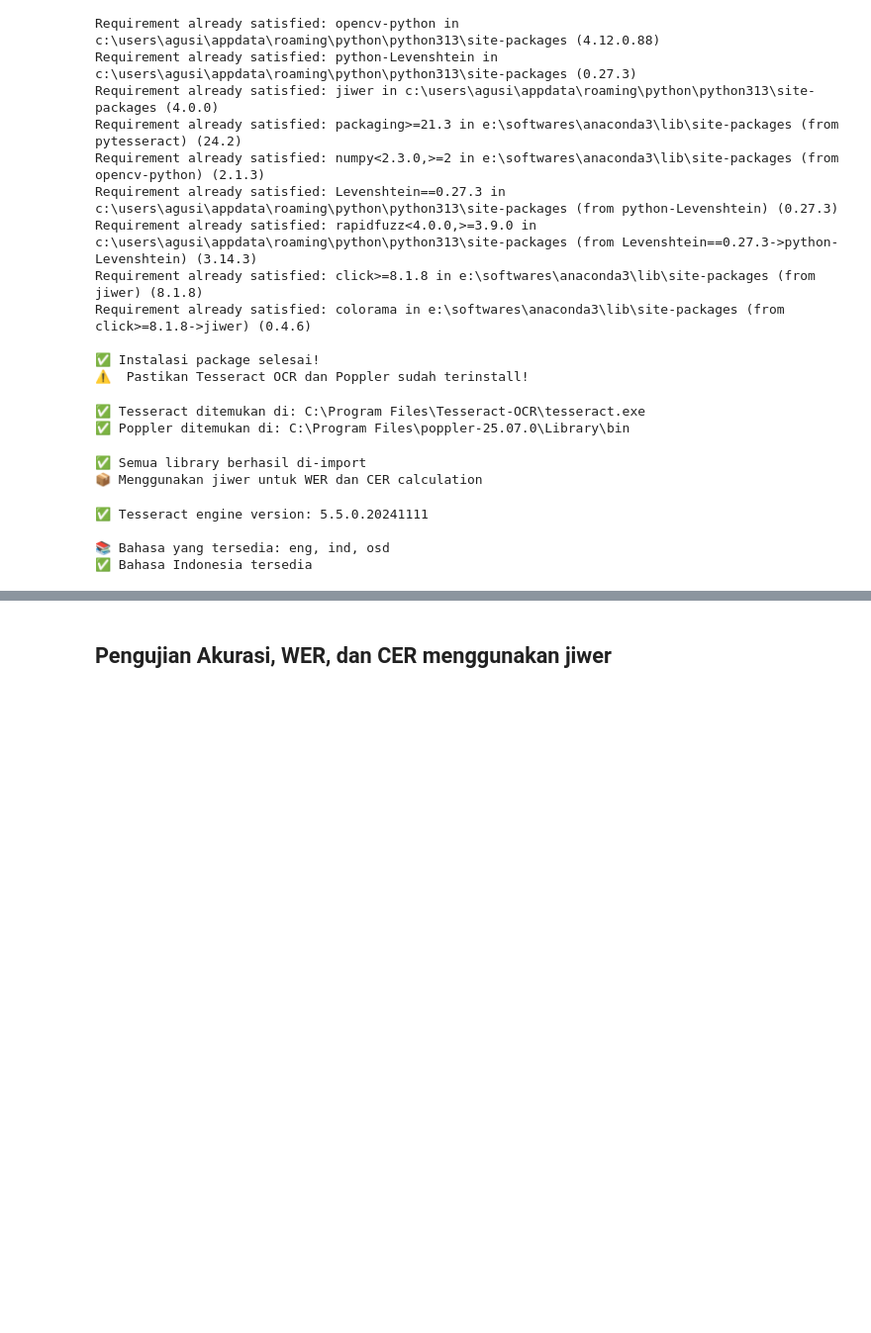
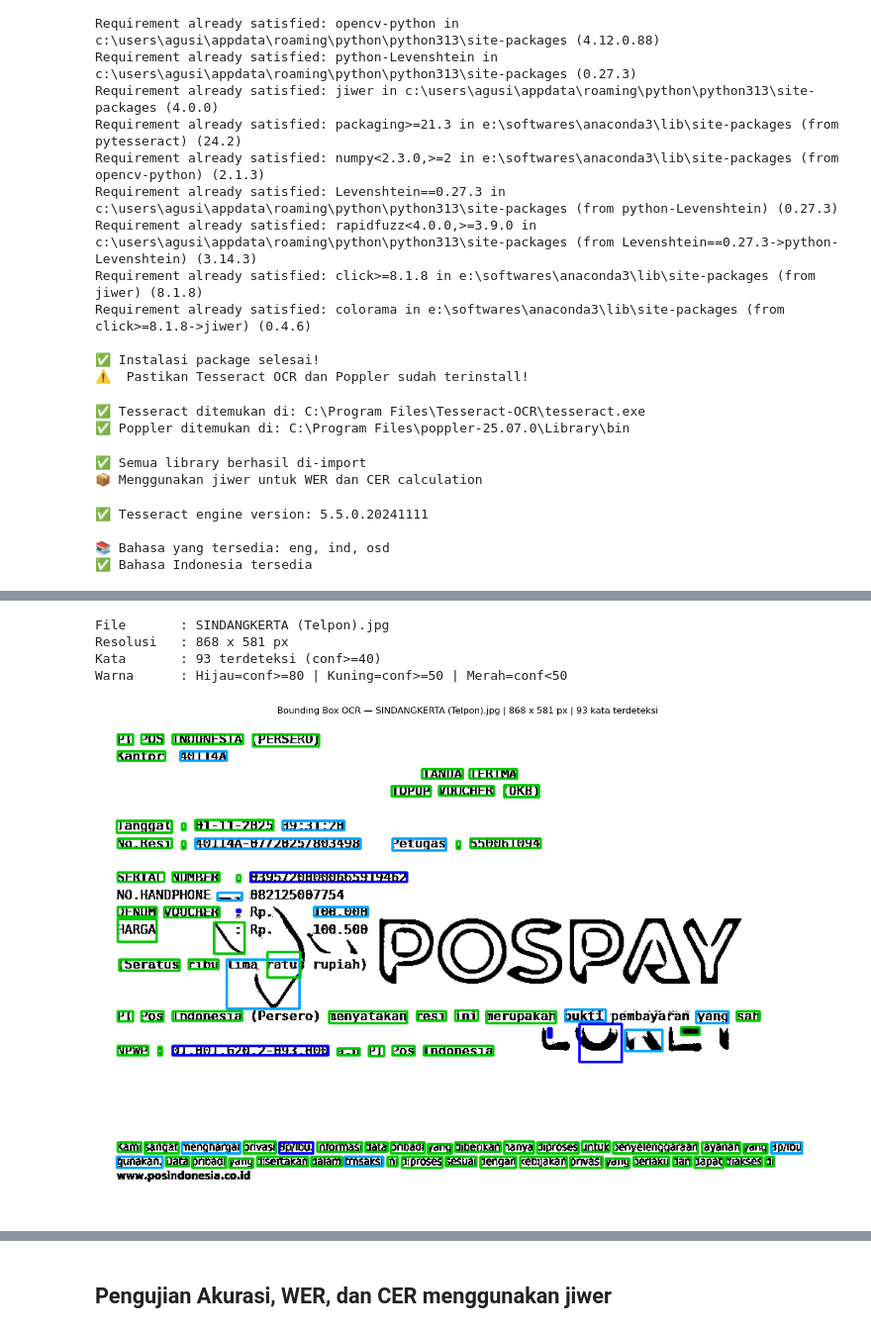
Before and after one commit to InDragovich/PytesseractOCR, a Jupyter notebook: PytesseractOCR_with_Testing.ipynb, the cells around one changed output, grey strips where cells are left out. Shown at 99% size. Cells and saved outputs as stored; diff of their text form; code cells hidden in the pictures; blank space fills up the shorter version.

```diff
--- a/PytesseractOCR_with_Testing.ipynb
+++ b/PytesseractOCR_with_Testing.ipynb
@@ -966,8 +1300,8 @@ print("=" * 60)
 # ================================================
 import matplotlib.pyplot as plt
 
-BBOX_ENABLED = False    # Ganti True untuk aktifkan
-BBOX_DOC_INDEX = 0      # Index dokumen yang ingin dilihat (0 = pertama)
+BBOX_ENABLED = True    # Ganti True untuk aktifkan
+BBOX_DOC_INDEX = 21      # Index dokumen yang ingin dilihat (0 = pertama)
 BBOX_MIN_CONF = 40      # Abaikan kata dengan confidence di bawah nilai ini
 
 if BBOX_ENABLED:
@@ -993,33 +1327,39 @@ if BBOX_ENABLED:
         cv2.cvtColor(img_bbox, cv2.COLOR_GRAY2RGB)
         if len(img_bbox.shape) == 2
         else img_bbox.copy()
     )
 
     n_words = 0
     for j in range(len(data["text"])):
         conf = int(data["conf"][j])
         word = data["text"][j].strip()
         if conf < BBOX_MIN_CONF or not word:
             continue
         x, y, w, h = data["left"][j], data["top"][j], data["width"][j], data["height"][j]
         # Warna berdasarkan confidence: hijau=tinggi, kuning=sedang, merah=rendah
         color = (0, 200, 0) if conf >= 80 else (0, 165, 255) if conf >= 50 else (0, 0, 255)
         cv2.rectangle(img_display, (x, y), (x + w, y + h), color, 2)
         n_words += 1
 
     print(f"File       : {info_bbox['filename']}")
     print(f"Resolusi   : {img_w} x {img_h} px")
     print(f"Kata       : {n_words} terdeteksi (conf>={BBOX_MIN_CONF})")
     print("Warna      : Hijau=conf>=80 | Kuning=conf>=50 | Merah=conf<50")
 
     plt.figure(figsize=(14, 18))
     plt.imshow(img_display)
     plt.title(f"Bounding Box OCR — {info_bbox['filename']} | {img_w} x {img_h} px | {n_words} kata terdeteksi")
     plt.axis("off")
     plt.tight_layout()
     plt.show()
 else:
     print("Bbox dinonaktifkan. Set BBOX_ENABLED = True untuk aktifkan visualisasi.")
+# %% [output]
+File       : SINDANGKERTA (Telpon).jpg
+Resolusi   : 868 x 581 px
+Kata       : 93 terdeteksi (conf>=40)
+Warna      : Hijau=conf>=80 | Kuning=conf>=50 | Merah=conf<50
+[figure, added]
 # %%
 # ================================================
 # OUTPUT LIST UNTUK MODUL NER
```
Also changed, not shown: parts of 24 cells of this notebook.
